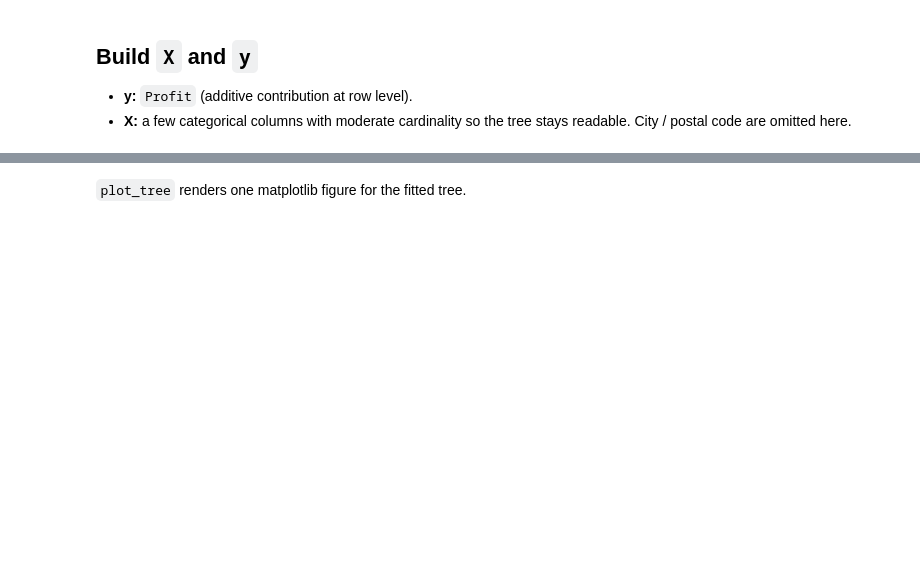
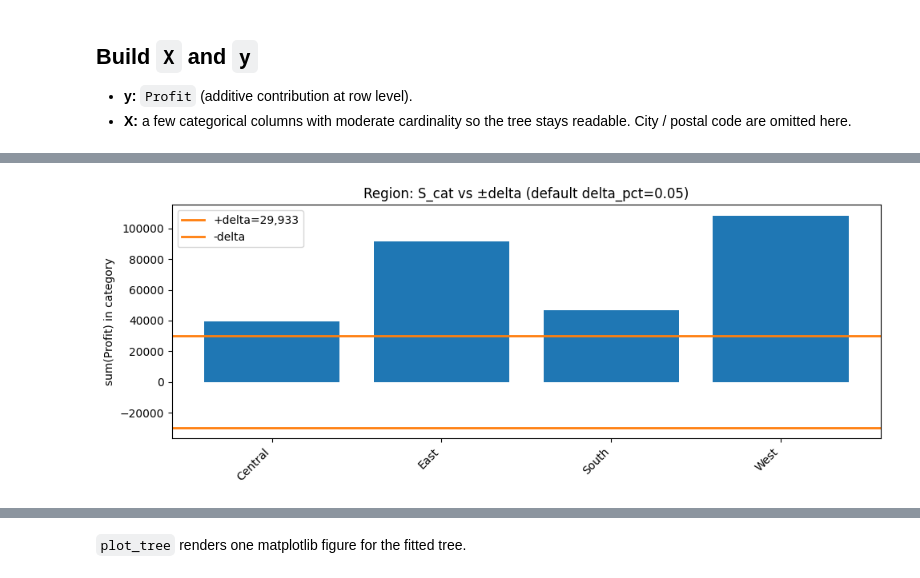
Before and after one commit to euJue07/impact-split, a Jupyter notebook: notebooks/2.0-jde-supermarket-kaggle-trace.ipynb, the cells around one changed output, grey strips where cells are left out. Drawn from its saved outputs; the diff is of its cells as text; code cells hidden in the pictures; blank space fills up the shorter version.

```diff
--- a/notebooks/2.0-jde-supermarket-kaggle-trace.ipynb
+++ b/notebooks/2.0-jde-supermarket-kaggle-trace.ipynb
@@ -81,0 +101,91 @@ trace steps: 1
+# %%
+# 1) Map root trace entry to stop_reason (see impact_split.splitter._build)
+root = model.fit_trace_[0]
+sr = root.get("stop_reason")
+print("root stop_reason:", sr)
+print("  positive_trigger:", root["positive_trigger"], "  negative_trigger:", root["negative_trigger"])
+print("  depth:", root["depth"], "  max_depth:", model.max_depth)
+print("  action:", root["action"])
+
+if sr == "materiality":
+    print("  → Both global materiality ratios are below min_global_impact_pct (no positive and no negative trigger).")
+elif sr == "max_depth":
+    print("  → depth == max_depth at this node (e.g. max_depth=0 stops immediately after materiality).")
+elif sr == "identical_rows":
+    print("  → All rows in X_sub are identical (no feature to discriminate).")
+elif sr == "no_split":
+    print("  → No feature has total_gain > 0: every category sum S_cat lies in (-delta, +delta), so k_P=k_N=0 for gain.")
+else:
+    print("  → (unexpected)")
+
+# 2) Per-feature max |S_cat| vs delta at root (same bincount logic as the splitter)
+V_node = float(np.abs(y).sum())
+delta = V_node * model.delta_pct
+rows_eda = []
+for j, col in enumerate(feature_cols):
+    col_vals = X[:, j]
+    max_cat = int(col_vals.max(initial=0))
+    cat_sums = np.bincount(col_vals, weights=y, minlength=max_cat + 1)
+    max_abs = float(np.max(np.abs(cat_sums)))
+    rows_eda.append(
+        {
+            "feature": col,
+            "max_abs_S_cat": max_abs,
+            "delta": delta,
+            "all_categories_neutral": max_abs < delta,
+        }
+    )
+eda_vs_delta = pd.DataFrame(rows_eda)
+print("\nPer-feature max |S_cat| vs delta (root):")
+display(eda_vs_delta)
+print("If max |S_cat| < delta for every feature → guaranteed no_split at root.")
+
+# 3) Candidate gains at root (from trace)
+cg0 = pd.DataFrame(root.get("candidate_gains", []))
+print("\nCandidate gains at root:")
+display(cg0)
+
+# 4) Sweep delta_pct: trace length and root stop_reason
+sweep_rows = []
+for dp in np.geomspace(1e-4, 0.05, num=12):
+    m = ImpactSplitter(
+        delta_pct=float(dp),
+        min_global_impact_pct=model.min_global_impact_pct,
+        max_depth=model.max_depth,
+    )
+    m.fit(X, y, trace=True)
+    r0 = m.fit_trace_[0]
+    sweep_rows.append(
+        {
+            "delta_pct": float(dp),
+            "delta": float(np.abs(y).sum() * dp),
+            "trace_steps": len(m.fit_trace_),
+            "root_stop_reason": r0.get("stop_reason"),
+            "root_action": r0["action"],
+        }
+    )
+sweep_df = pd.DataFrame(sweep_rows)
+print("\nSweep delta_pct (geomspace 1e-4 to 0.05):")
+display(sweep_df)
+
+# 5) Bar chart: first feature — category sums vs ±delta (default model.delta_pct)
+import matplotlib.pyplot as plt
+
+fi = 0
+col_vals = X[:, fi]
+max_cat = int(col_vals.max(initial=0))
+cat_sums = np.bincount(col_vals, weights=y, minlength=max_cat + 1)
+counts = np.bincount(col_vals, minlength=max_cat + 1)
+present = np.flatnonzero(counts)
+labels = [str(encoders[feature_cols[fi]][i]) for i in present]
+plt.figure(figsize=(10, 4))
+plt.bar(range(len(present)), cat_sums[present])
+plt.axhline(delta, color="C1", linewidth=2, label=f"+delta={delta:,.0f}")
+plt.axhline(-delta, color="C1", linewidth=2, label=f"-delta")
+plt.xticks(range(len(present)), labels, rotation=45, ha="right")
+plt.ylabel("sum(Profit) in category")
+plt.title(f"{feature_cols[fi]}: S_cat vs ±delta (default delta_pct={model.delta_pct})")
+plt.legend()
+plt.tight_layout()
+plt.show()
+# %% [output]
@@ -82,3 +226,4 @@ trace steps: 1
+[figure, added]
 # %% [markdown]
 ## Node-level thresholds and sums
 
```
Also changed, not shown: parts of 15 cells of this notebook, 2 other files.
